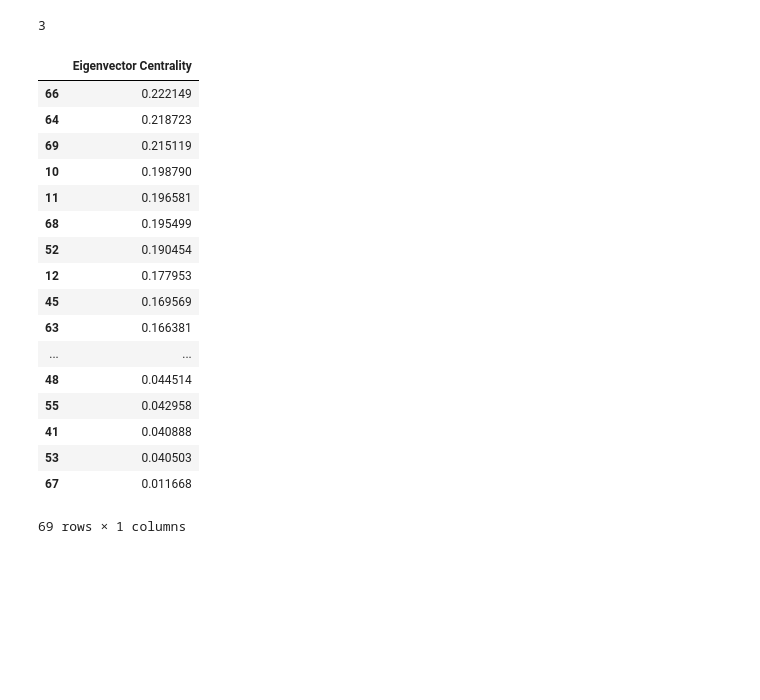
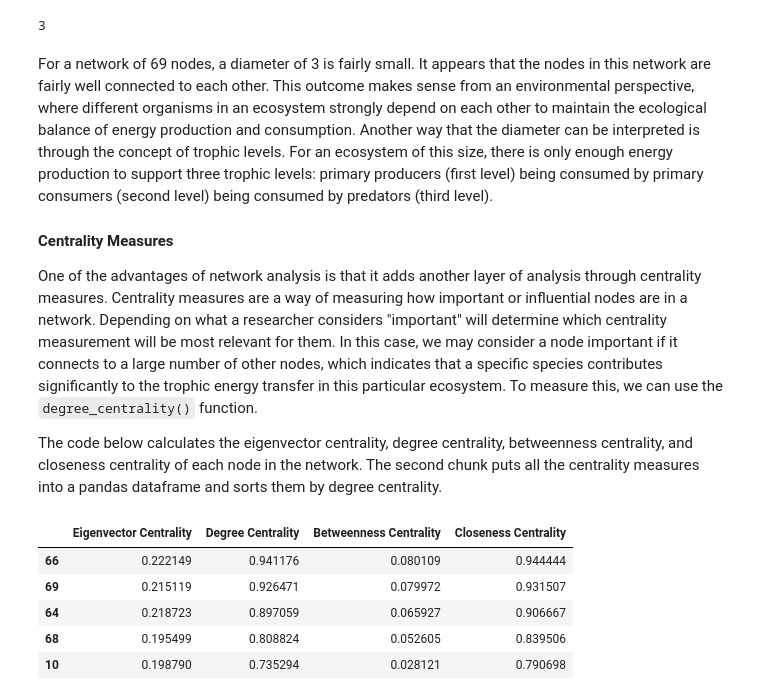
Before and after one commit to austinchan1/Data-620---Web-Analytics, a Jupyter notebook: Homework 2/Homework 2 Part 1 - Graph Visualization.ipynb, the cells around one changed output. Drawn from its saved outputs; the diff is of its cells as text; code cells hidden in the pictures; blank space fills up the shorter version.

```diff
--- a/Homework 2/Homework 2 Part 1 - Graph Visualization.ipynb
+++ b/Homework 2/Homework 2 Part 1 - Graph Visualization.ipynb
@@ -50,38 +60,31 @@ plt.show()
 nx.diameter(G)
 # %% [output]
 3
+# %% [markdown]
+For a network of 69 nodes, a diameter of 3 is fairly small. It appears that the nodes in this network are fairly well connected to each other. This outcome makes sense from an environmental perspective, where different organisms in an ecosystem strongly depend on each other to maintain the ecological balance of energy production and consumption. Another way that the diameter can be interpreted is through the concept of trophic levels. For an ecosystem of this size, there is only enough energy production to support three trophic levels: primary producers (first level) being consumed by primary consumers (second level) being consumed by predators (third level).
+
+#### Centrality Measures
+
+One of the advantages of network analysis is that it adds another layer of analysis through centrality measures. Centrality measures are a way of measuring how important or influential nodes are in a network. Depending on what a researcher considers "important" will determine which centrality measurement will be most relevant for them. In this case, we may consider a node important if it connects to a large number of other nodes, which indicates that a specific species contributes significantly to the trophic energy transfer in this particular ecosystem. To measure this, we can use the `degree_centrality()` function.
+
+The code below calculates the eigenvector centrality, degree centrality, betweenness centrality, and closeness centrality of each node in the network. The second chunk puts all the centrality measures into a pandas dataframe and sorts them by degree centrality.
 # %%
 EVC = nx.eigenvector_centrality(G)
 degree = nx.degree_centrality(G)
 betweenness = nx.betweenness_centrality(G)
 closeness = nx.closeness_centrality(G)
 
-nx.set_node_attributes(G, 'degree', degree)
-nx.set_node_attributes(G, 'eigenvector', EVC)
-nx.set_node_attributes(G, 'betweenness', betweenness)
-nx.set_node_attributes(G, 'closeness', closeness)
+Centrality_df = pd.DataFrame([EVC,degree,betweenness,closeness]).T
+Centrality_df = Centrality_df.rename(index = str, columns = {0:"Eigenvector Centrality",
+                                                             1:"Degree Centrality",
+                                                             2:"Betweenness Centrality",
+                                                             3:"Closeness Centrality"})
 
-EVC_df = pd.DataFrame.from_dict(EVC,orient="index")
-EVC_df = EVC_df.rename(index=str, columns = {0:"Eigenvector Centrality"})
-EVC_df = EVC_df.sort_values(by=["Eigenvector Centrality"], ascending = False)
-
-EVC_df
+Centrality_df.sort_values(by=["Degree Centrality"], ascending = False).head()
 # %% [output]
-|  | Eigenvector Centrality |
-| 66 | 0.222149 |
-| 64 | 0.218723 |
-| 69 | 0.215119 |
-| 10 | 0.198790 |
-| 11 | 0.196581 |
-| 68 | 0.195499 |
-| 52 | 0.190454 |
-| 12 | 0.177953 |
-| 45 | 0.169569 |
-| 63 | 0.166381 |
-| ... | ... |
-| 48 | 0.044514 |
-| 55 | 0.042958 |
-| 41 | 0.040888 |
-| 53 | 0.040503 |
-| 67 | 0.011668 |
+|  | Eigenvector Centrality | Degree Centrality | Betweenness Centrality | Closeness Centrality |
+| 66 | 0.222149 | 0.941176 | 0.080109 | 0.944444 |
+| 69 | 0.215119 | 0.926471 | 0.079972 | 0.931507 |
+| 64 | 0.218723 | 0.897059 | 0.065927 | 0.906667 |
+| 68 | 0.195499 | 0.808824 | 0.052605 | 0.839506 |
+| 10 | 0.198790 | 0.735294 | 0.028121 | 0.790698 |
-69 rows × 1 columns
```
Also changed, not shown: parts of 11 cells of this notebook, 2 other files.
